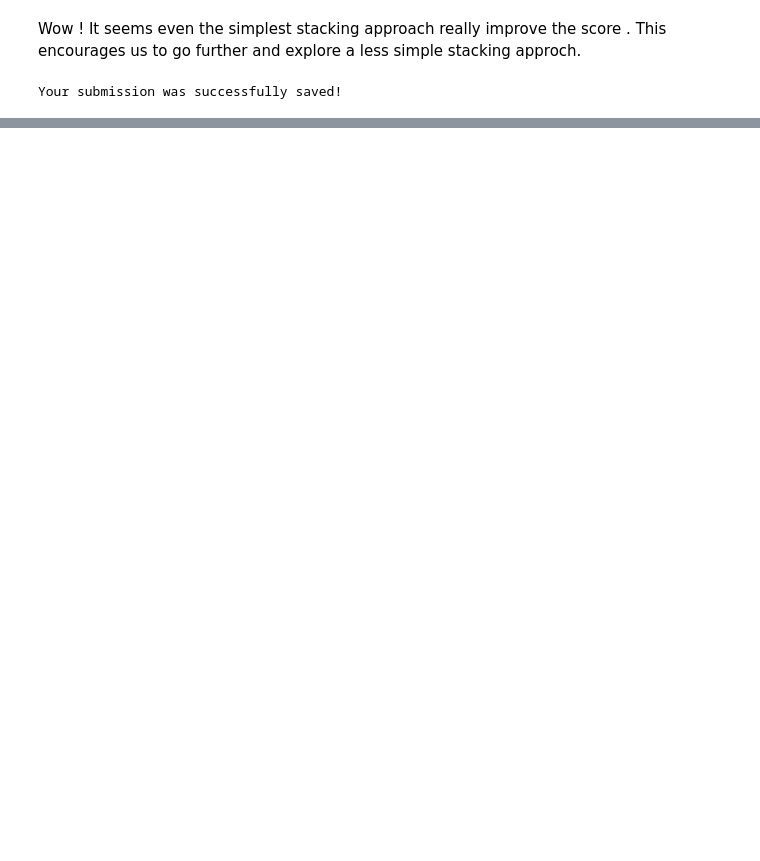
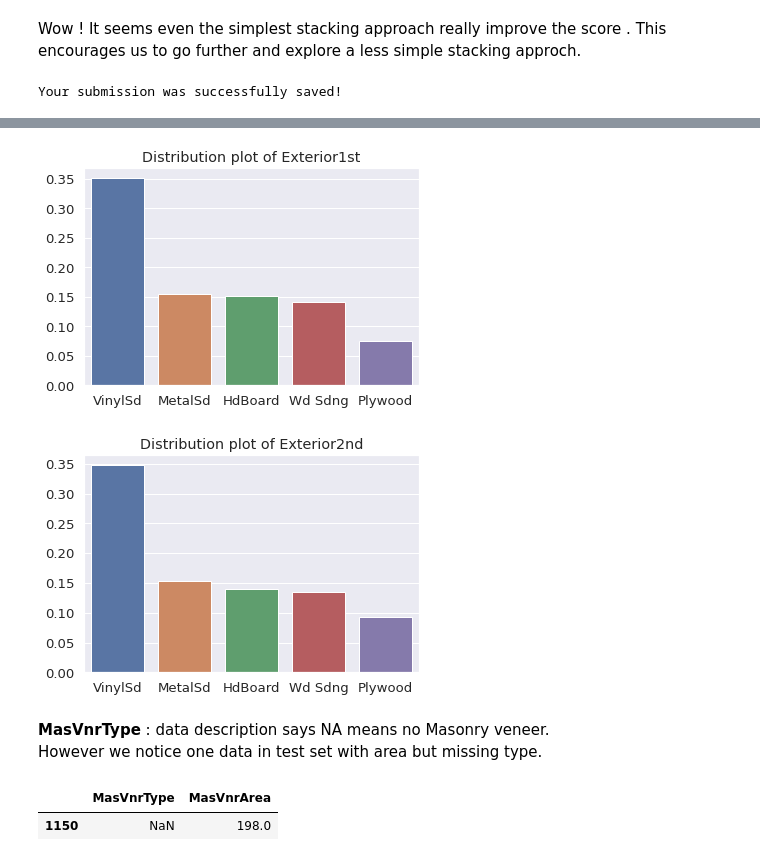
Before and after one commit to germainroussez/House_Prices-Advanced_Regression_Techniques, a Jupyter notebook: P8_01_code.ipynb, the cells around one changed output, grey strips where cells are left out. Cells and saved outputs as stored; diff of their text form; code cells hidden in the pictures; blank space fills up the shorter version.

```diff
--- a/P8_01_code.ipynb
+++ b/P8_01_code.ipynb
@@ -574,0 +625,7 @@ Your submission was successfully saved!
+# %%
+area_vs_frontage = LinearRegression()
+area_vs_frontage_X = data['LotArea'].values.reshape(-1, 1)
+area_vs_frontage_y = data['LotFrontage'].values
+area_vs_frontage.fit(area_vs_frontage_X,area_vs_frontage_y)
+for table in [df_train, df_test]:
+    table['LotFrontage'].fillna(area_vs_frontage.intercept_ + table['LotArea'] * area_vs_frontage.coef_[0] , inplace=True)
@@ -574,0 +634,3 @@ Your submission was successfully saved!
+# %%
+for table in [df_train, df_test]:
+    table['Alley'].fillna("None",inplace=True)
@@ -574,0 +657,10 @@ Your submission was successfully saved!
+# %%
+for metrics in ['Exterior1st','Exterior2nd']:
+    table = full[metrics].value_counts(normalize=True).head()
+    sns.barplot(x=table.index,y=table.values)
+    plt.title("Distribution plot of "+metrics)
+    plt.show()
+    print("\n")
+# %% [output]
+[figure, added]
+[figure, added]
@@ -574,0 +670,8 @@ Your submission was successfully saved!
+# %% [markdown]
+**MasVnrType** : data description says NA means no Masonry veneer.
+However we notice one data in test set with area but missing type.
+# %%
+df_test[(df_test['MasVnrType'].isnull()) & (df_test['MasVnrArea'].notnull())][['MasVnrType','MasVnrArea']]
+# %% [output]
+|  | MasVnrType | MasVnrArea |
+| 1150 | NaN | 198.0 |
```
Also changed, not shown: parts of 149 cells of this notebook.
